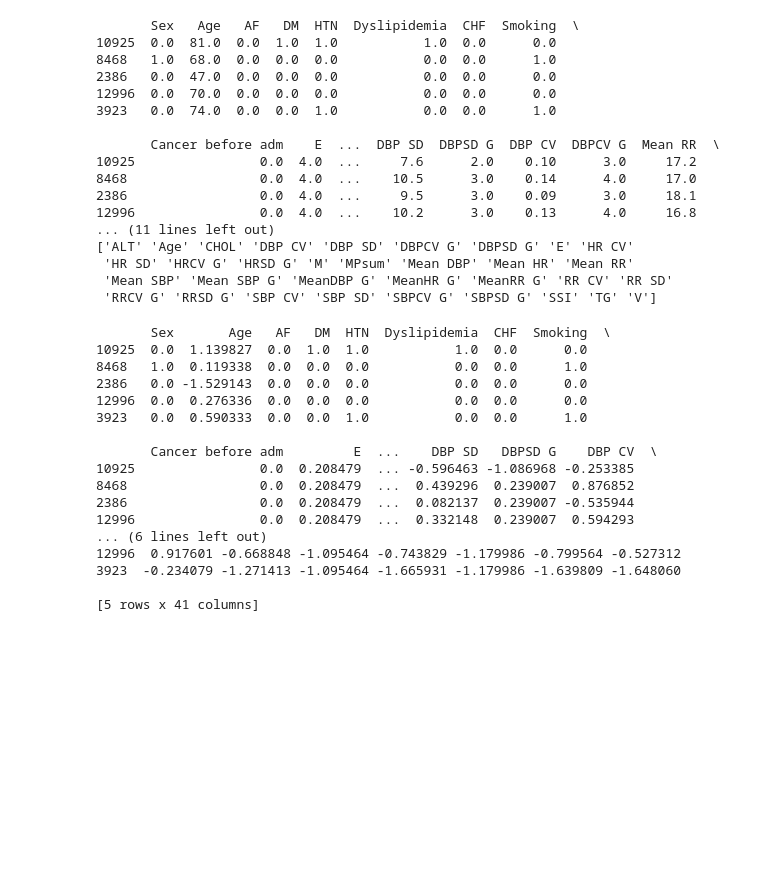
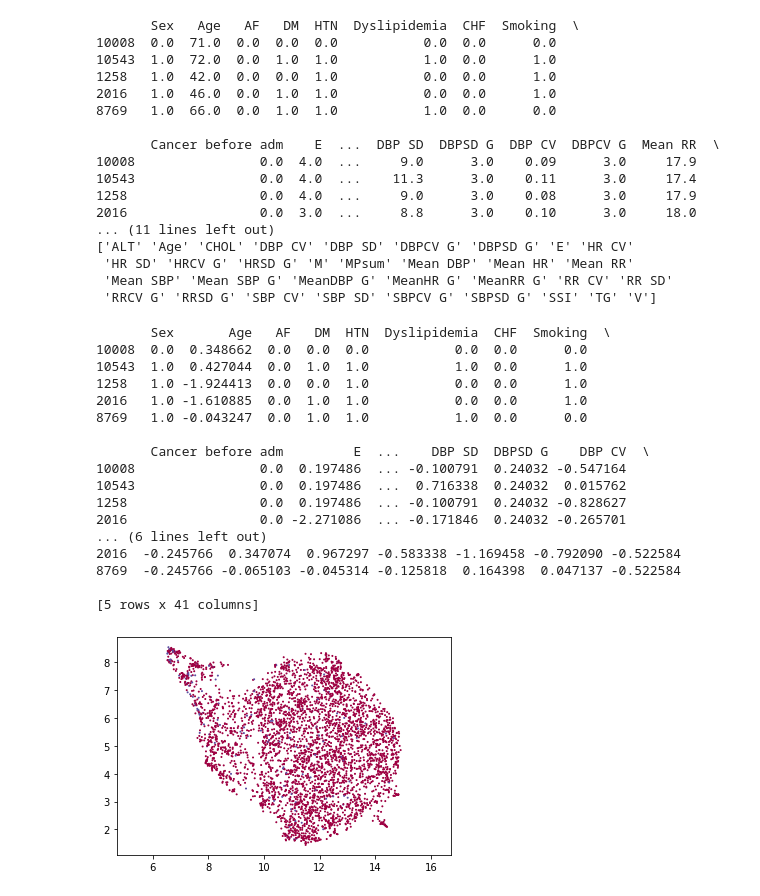
Before and after one commit to chingheng113/reStroke, a Jupyter notebook: experiments/clustering_vital_sign_data.ipynb, the cells around one changed output. Cells and saved outputs as stored; diff of their text form; code cells hidden in the pictures; blank space fills up the shorter version.

```diff
--- a/experiments/clustering_vital_sign_data.ipynb
+++ b/experiments/clustering_vital_sign_data.ipynb
@@ -7,7 +8,5 @@ import matplotlib.pyplot as plt
 # %%
-tidy_data = pd.read_csv('vitalsing_data.csv').sample(frac=1)
-
-tidy_data = tidy_data.iloc[0:4000, :]
+tidy_data = pd.read_csv('vitalsing_data.csv').sample(n=4000, random_state=369)
 
 X_data = tidy_data.drop(['ID','CHT_NO', 'admin_date', 'discharge_date',
                          'AllMortality', 'CVDeath  ', 'Death Date', 'SurvivalWeeks'], axis=1)
@@ -23,17 +22,17 @@ print(categorical_columns)
 print(numerical_columns)
 # %% [output]
        Sex   Age   AF   DM  HTN  Dyslipidemia  CHF  Smoking  \
-10925  0.0  81.0  0.0  1.0  1.0           1.0  0.0      0.0
-8468   1.0  68.0  0.0  0.0  0.0           0.0  0.0      1.0
-2386   0.0  47.0  0.0  0.0  0.0           0.0  0.0      0.0
-12996  0.0  70.0  0.0  0.0  0.0           0.0  0.0      0.0
-3923   0.0  74.0  0.0  0.0  1.0           0.0  0.0      1.0
+10008  0.0  71.0  0.0  0.0  0.0           0.0  0.0      0.0
+10543  1.0  72.0  0.0  1.0  1.0           1.0  0.0      1.0
+1258   1.0  42.0  0.0  0.0  1.0           0.0  0.0      1.0
+2016   1.0  46.0  0.0  1.0  1.0           0.0  0.0      1.0
+8769   1.0  66.0  0.0  1.0  1.0           1.0  0.0      0.0
 
        Cancer before adm    E  ...  DBP SD  DBPSD G  DBP CV  DBPCV G  Mean RR  \
-10925                0.0  4.0  ...     7.6      2.0    0.10      3.0     17.2
-8468                 0.0  4.0  ...    10.5      3.0    0.14      4.0     17.0
-2386                 0.0  4.0  ...     9.5      3.0    0.09      3.0     18.1
-12996                0.0  4.0  ...    10.2      3.0    0.13      4.0     16.8
+10008                0.0  4.0  ...     9.0      3.0    0.09      3.0     17.9
+10543                0.0  4.0  ...    11.3      3.0    0.11      3.0     17.4
+1258                 0.0  4.0  ...     9.0      3.0    0.08      3.0     17.9
+2016                 0.0  3.0  ...     8.8      3.0    0.10      3.0     18.0
 ... (11 lines left out)
 ['ALT' 'Age' 'CHOL' 'DBP CV' 'DBP SD' 'DBPCV G' 'DBPSD G' 'E' 'HR CV'
  'HR SD' 'HRCV G' 'HRSD G' 'M' 'MPsum' 'Mean DBP' 'Mean HR' 'Mean RR'
@@ -48,21 +47,33 @@ X_data_one_hot = pd.get_dummies(X_data, columns=categorical_columns)
 print(X_data.head())
 # %% [output]
        Sex       Age   AF   DM  HTN  Dyslipidemia  CHF  Smoking  \
-10925  0.0  1.139827  0.0  1.0  1.0           1.0  0.0      0.0
-8468   1.0  0.119338  0.0  0.0  0.0           0.0  0.0      1.0
-2386   0.0 -1.529143  0.0  0.0  0.0           0.0  0.0      0.0
-12996  0.0  0.276336  0.0  0.0  0.0           0.0  0.0      0.0
-3923   0.0  0.590333  0.0  0.0  1.0           0.0  0.0      1.0
+10008  0.0  0.348662  0.0  0.0  0.0           0.0  0.0      0.0
+10543  1.0  0.427044  0.0  1.0  1.0           1.0  0.0      1.0
+1258   1.0 -1.924413  0.0  0.0  1.0           0.0  0.0      1.0
+2016   1.0 -1.610885  0.0  1.0  1.0           0.0  0.0      1.0
+8769   1.0 -0.043247  0.0  1.0  1.0           1.0  0.0      0.0
 
-       Cancer before adm         E  ...    DBP SD   DBPSD G    DBP CV  \
-10925                0.0  0.208479  ... -0.596463 -1.086968 -0.253385
-8468                 0.0  0.208479  ...  0.439296  0.239007  0.876852
-2386                 0.0  0.208479  ...  0.082137  0.239007 -0.535944
-12996                0.0  0.208479  ...  0.332148  0.239007  0.594293
+       Cancer before adm         E  ...    DBP SD  DBPSD G    DBP CV  \
+10008                0.0  0.197486  ... -0.100791  0.24032 -0.547164
+10543                0.0  0.197486  ...  0.716338  0.24032  0.015762
+1258                 0.0  0.197486  ... -0.100791  0.24032 -0.828627
+2016                 0.0 -2.271086  ... -0.171846  0.24032 -0.265701
 ... (6 lines left out)
-12996  0.917601 -0.668848 -1.095464 -0.743829 -1.179986 -0.799564 -0.527312
-3923  -0.234079 -1.271413 -1.095464 -1.665931 -1.179986 -1.639809 -1.648060
+2016  -0.245766  0.347074  0.967297 -0.583338 -1.169458 -0.792090 -0.522584
+8769  -0.245766 -0.065103 -0.045314 -0.125818  0.164398  0.047137 -0.522584
 
 [5 rows x 41 columns]
+# %%
+reducer = umap.UMAP(random_state=369)
+umap_embedding = reducer.fit_transform(X_data_one_hot)
+
+plt.clf()
+plt.scatter(
+    umap_embedding[:, 0],
+    umap_embedding[:, 1],
+    c=y_data.values.astype(int), s=1, cmap='Spectral')
+plt.gca().set_aspect('equal', 'datalim')
+# %% [output]
+[figure, added]
 # %%
 import distython
```
Also changed, not shown: parts of 3 cells of this notebook, 2 other files.
